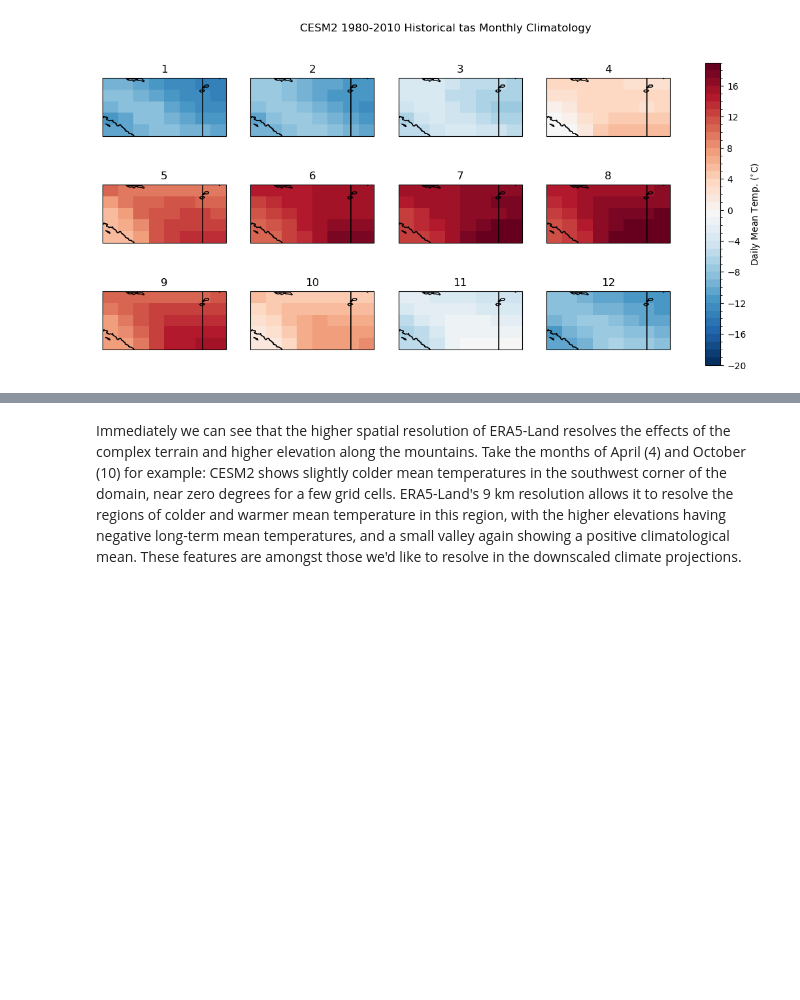
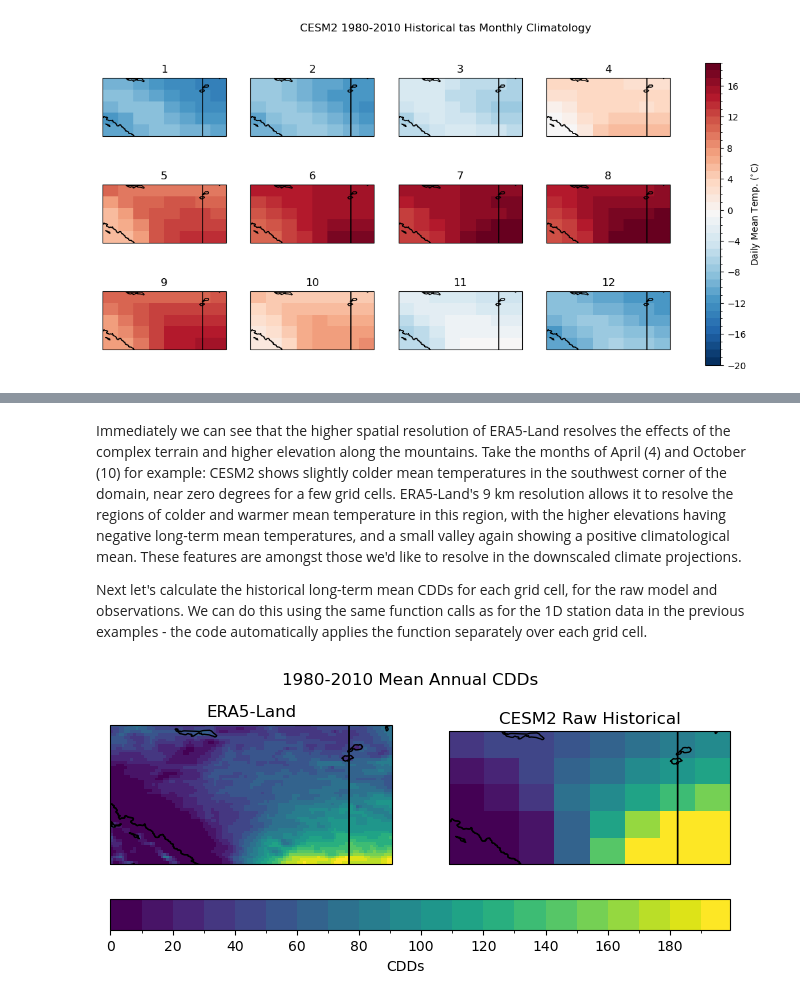
Before and after one commit to mikemorris12/UTCDW_Guidebook, a Jupyter notebook: Chapter6/section6.5_gridded_DCBBA_example.ipynb, the cells around one changed output, grey strips where cells are left out. Drawn from its saved outputs; the diff is of its cells as text; code cells hidden in the pictures; blank space fills up the shorter version.

```diff
--- a/Chapter6/section6.5_gridded_DCBBA_example.ipynb
+++ b/Chapter6/section6.5_gridded_DCBBA_example.ipynb
@@ -177,3 +179,41 @@ fig.colorbar(p, ax = axes.tolist(), label = r"Daily Mean Temp. ($^{\circ}$C)")
 [figure]
 # %% [markdown]
 Immediately we can see that the higher spatial resolution of ERA5-Land resolves the effects of the complex terrain and higher elevation along the mountains. Take the months of April (4) and October (10) for example: CESM2 shows slightly colder mean temperatures in the southwest corner of the domain, near zero degrees for a few grid cells. ERA5-Land's 9 km resolution allows it to resolve the regions of colder and warmer mean temperature in this region, with the higher elevations having negative long-term mean temperatures, and a small valley again showing a positive climatological mean. These features are amongst those we'd like to resolve in the downscaled climate projections.
+
+Next let's calculate the historical long-term mean CDDs for each grid cell, for the raw model and observations. We can do this using the same function calls as for the 1D station data in the previous examples - the code automatically applies the function separately over each grid cell.
+# %%
+# add unit attribute required by xclim
+tas_obs.attrs['units'] = 'degC'
+tas_hist_raw.attrs['units'] = 'degC'
+tas_ssp3_raw.attrs['units'] = 'degC'
+
+# calculate CDDs for each dataset
+cdds_obs = xci.cooling_degree_days(tas_obs).compute()
+cdds_hist_raw = xci.cooling_degree_days(tas_hist_raw).compute()
+cdds_ssp3_raw = xci.cooling_degree_days(tas_ssp3_raw).compute()
+
+# long-term annual means
+cdds_obs_ltm = cdds_obs.mean('time').compute()
+cdd_hist_raw_ltm = cdds_hist_raw.mean('time').compute()
+cdd_ssp3_raw_ltm = cdds_ssp3_raw.mean('time').compute()
+# %%
+# plot maps of long-term mean CDDs for raw historical and obs
+levels_cdd = np.arange(0, 200, 10)
+fig, axes = plt.subplots(ncols = 2, subplot_kw = spkws, figsize = (8, 3))
+fig.suptitle("1980-2010 Mean Annual CDDs")
+p0 = cdds_obs_ltm.plot.pcolormesh(ax = axes[0], add_colorbar = False, levels = levels_cdd)
+axes[0].set_title("ERA5-Land")
+p1 = cdd_hist_raw_ltm.plot.pcolormesh(ax = axes[1], add_colorbar = False, levels = levels_cdd)
+axes[1].set_title("CESM2 Raw Historical")
+
+fig.colorbar(p0, ax = axes.ravel().tolist(), label = "CDDs", orientation = 'horizontal', extendrect = True)
+
+for ax in axes:
+    ax.coastlines()
+    ax.add_feature(cfeature.LAKES, edgecolor = 'k', facecolor = 'none', zorder = 2)
+    ax.add_feature(cfeature.STATES, edgecolor = 'k', zorder = 2)
+    ax.add_feature(cfeature.BORDERS, edgecolor = 'k', zorder = 2)
+
+plt.show()
+# %% [output]
+[figure, added]
```
Also changed, not shown: parts of 9 cells of this notebook, 1 other file.
